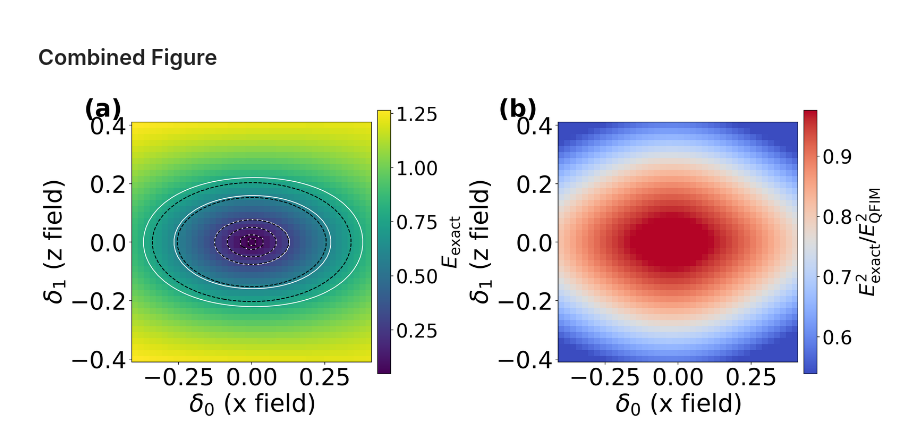
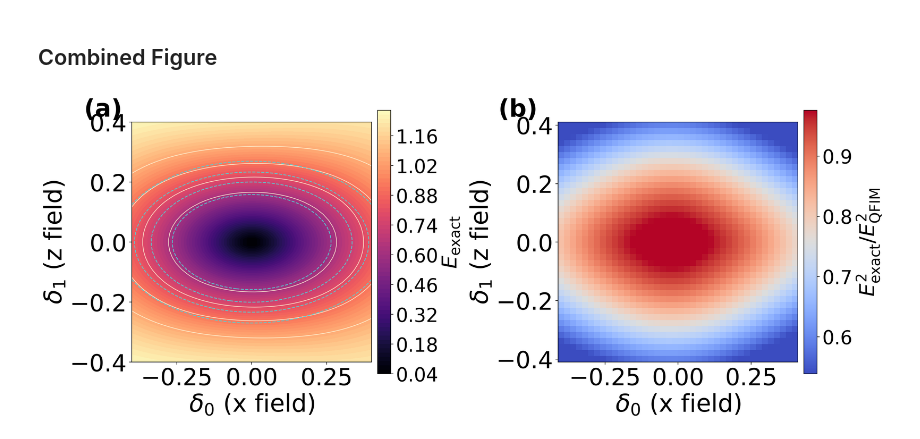
Before and after one commit to Xran-ZH/Sensing-vs-Simulation, a Jupyter notebook: grid2d_figures.ipynb, the cells around one changed output. Cells and saved outputs as stored; diff of their text form; code cells hidden in the pictures.

```diff
--- a/grid2d_figures.ipynb
+++ b/grid2d_figures.ipynb
@@ -79,35 +79,35 @@ if not np.isfinite(vmin) or not np.isfinite(vmax) or vmin == vmax:
 
 fig, axes = plt.subplots(1, 2, figsize=(16.0, 6.5), constrained_layout=True)
 
 ax = axes[0]
-mesh0 = ax.pcolormesh(delta_0, delta_1, exact, shading="auto", cmap="viridis")
+mesh0 = ax.contourf(delta_0, delta_1, exact, levels=80, cmap="magma")
 cbar0 = fig.colorbar(mesh0, ax=ax, label=r"$E_{\mathrm{exact}}$", shrink=0.82, pad=0.025)
 cbar0.ax.tick_params(labelsize=26)
 cbar0.set_label(r"$E_{\mathrm{exact}}$", fontsize=28)
-if levels:
-    ax.contour(delta_0, delta_1, exact, levels=levels, colors="white", linewidths=1.1)
-    ax.contour(delta_0, delta_1, qfi, levels=levels, colors="black", linewidths=1.25, linestyles="--")
+contour_levels = np.quantile(exact[np.isfinite(exact)], [0.22, 0.38, 0.55, 0.72])
+ax.contour(delta_0, delta_1, exact, levels=contour_levels, colors="#fff4d6", linewidths=0.95, alpha=0.82)
+ax.contour(delta_0, delta_1, qfi, levels=contour_levels, colors="#52d3d8", linewidths=1.15, linestyles="--", alpha=0.88)
 ax.set_xlabel(r"$\delta_0$ (x field)")
 ax.set_ylabel(r"$\delta_1$ (z field)")
 ax.set_aspect("equal", adjustable="box")
 ax.tick_params(axis="both", which="major", labelsize=32)
 ax.text(-0.20, 1.1, "(a)", transform=ax.transAxes, ha="left", va="top", fontsize=33, fontweight="bold", clip_on=False)
 
 ax = axes[1]
 cmap = plt.get_cmap("coolwarm").copy()
 cmap.set_bad("lightgray")
 mesh1 = ax.pcolormesh(delta_0, delta_1, ratio_plot, shading="auto", cmap=cmap, vmin=vmin, vmax=vmax)
 cbar1 = fig.colorbar(mesh1, ax=ax, label=r"$E_{\mathrm{exact}}^2/E_{\mathrm{QFIM}}^2$", shrink=0.82, pad=0.025)
 cbar1.ax.tick_params(labelsize=26)
 cbar1.set_label(r"$E_{\mathrm{exact}}^2/E_{\mathrm{QFIM}}^2$", fontsize=28)
 ax.set_xlabel(r"$\delta_0$ (x field)")
 ax.set_ylabel(r"$\delta_1$ (z field)")
 ax.set_aspect("equal", adjustable="box")
 ax.tick_params(axis="both", which="major", labelsize=32)
 ax.text(-0.25, 1.1, "(b)", transform=ax.transAxes, ha="left", va="top", fontsize=33, fontweight="bold", clip_on=False)
 
 fig.savefig(FIGURE_DIR / "grid2d_theorem.pdf", bbox_inches="tight")
 fig.savefig(FIGURE_DIR / "grid2d_theorem.png", bbox_inches="tight")
 plt.show()
 # %% [output]
-[figure, old version]
+[figure, new version]
```
Also changed, not shown: 13 other files.
